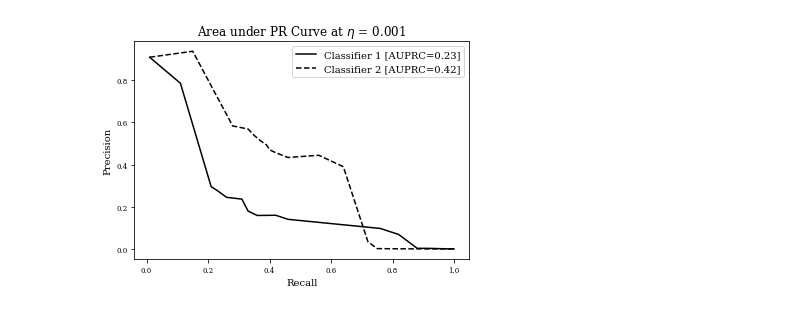
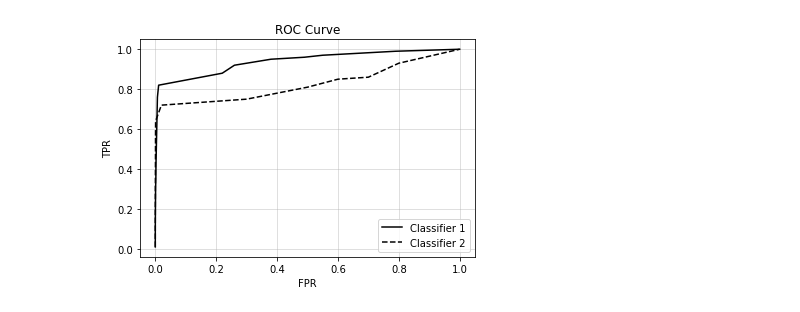
Before and after one commit to CiscoCTA/nci_eval, a Jupyter notebook: notebooks/plot_pr_auc.ipynb, the cells around one changed output. Saved outputs shown, nothing was run; the diff lists cells and outputs as text; code cells hidden in the pictures.

```diff
--- a/notebooks/plot_pr_auc.ipynb
+++ b/notebooks/plot_pr_auc.ipynb
@@ -73,4 +14,0 @@ plot_auc_prcurve_positive_prior(cls_one_tprs, cls_one_fprs, cls_two_tprs, cls_tw
-# %%
-plot_auc_prcurve_positive_prior(cls_one_tprs, cls_one_fprs, cls_two_tprs, cls_two_fprs, positive_prior=0.001)
-# %% [output]
-[figure, removed]
@@ -97,0 +15,8 @@ def plot_auc_prcurve_positive_priors(cls_one_tprs, cls_one_fprs, cls_two_tprs, c
+# %%
+fig = RocPlot().plot(classifiers_tprs=[cls_one_tprs, cls_two_tprs],
+               classifiers_fprs=[cls_one_fprs, cls_two_fprs],
+               classifiers_names=["Classifier 1", "Classifier 2"],
+               log_x_axis=False,
+               figsize=(6, 4))
+# %% [output]
+[figure, added]
```
Also changed, not shown: parts of 15 cells of this notebook, 2 other files.
